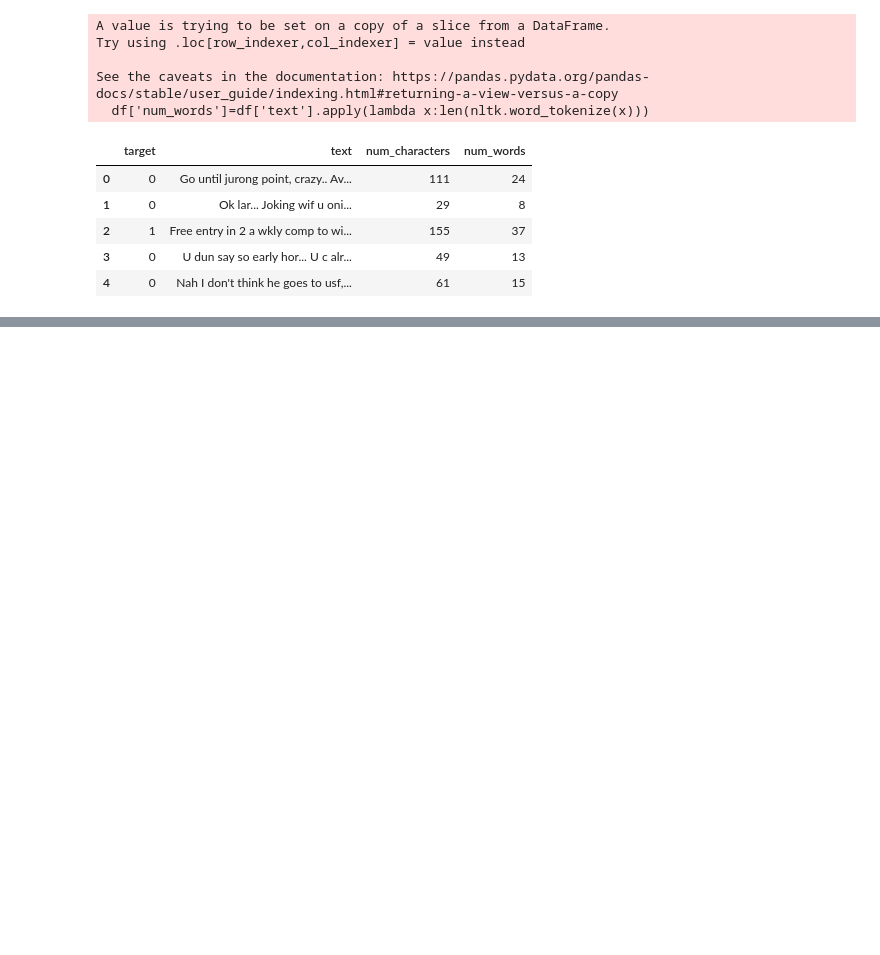
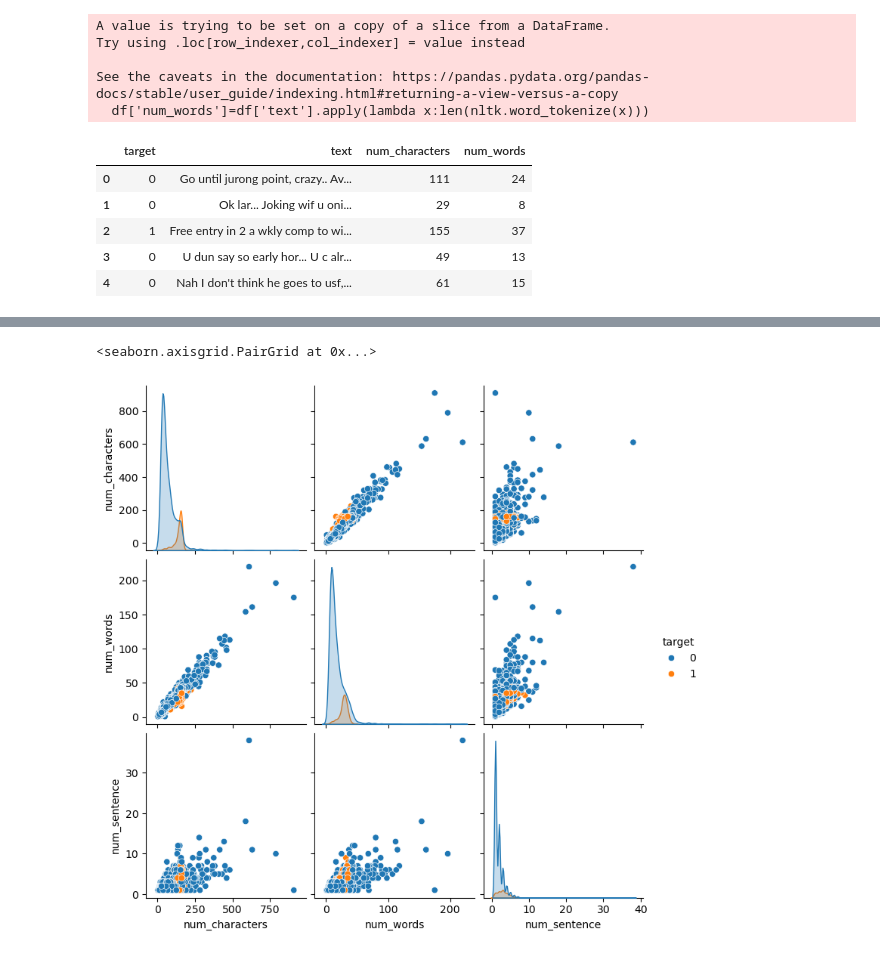
Before and after one commit to srimad1111/sms-spam-detection, a Jupyter notebook: sms-spam-detection.ipynb, the cells around one changed output, grey strips where cells are left out. Saved outputs shown, nothing was run; the diff lists cells and outputs as text; code cells hidden in the pictures; blank space fills up the shorter version.

```diff
--- a/sms-spam-detection.ipynb
+++ b/sms-spam-detection.ipynb
@@ -193,0 +273,5 @@ See the caveats in the documentation: https://pandas.pydata.org/pandas-docs/stab
+# %%
+sns.pairplot(df,hue='target')
+# %% [output]
+<seaborn.axisgrid.PairGrid at 0x...>
+[figure, added]
```
Also changed, not shown: parts of 12 cells of this notebook.
